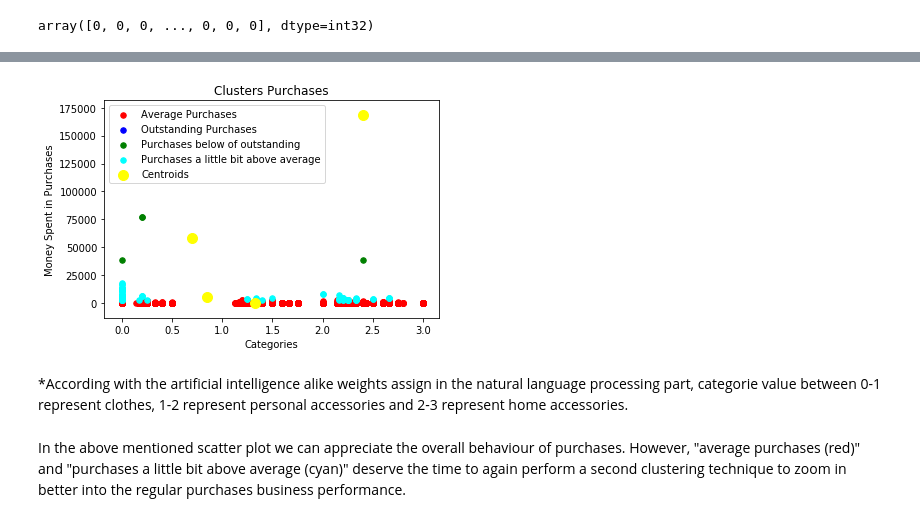
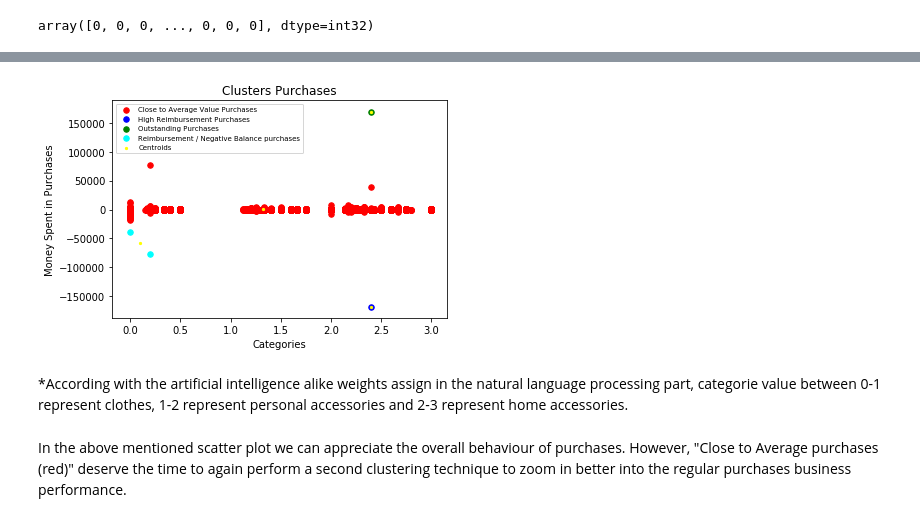
Before and after one commit to nonameforpirate/businessAnalysis, a Jupyter notebook: BusinessAnalysis.ipynb, the cells around one changed output, grey strips where cells are left out. Saved outputs shown, nothing was run; the diff lists cells and outputs as text; code cells hidden in the pictures.

Commit message:
add clustering documentation

```diff
--- a/BusinessAnalysis.ipynb
+++ b/BusinessAnalysis.ipynb
@@ -23,5 +29,5 @@ The original dataset does not contain the total amount spent per purchase. Thus,
 # %%
-TotalPrice = abs(data_original['Quantity']*data_original['UnitPrice'])
+TotalPrice = data_original['Quantity']*data_original['UnitPrice']
 dfTotal = pd.DataFrame(TotalPrice, columns = ['TotalPrice'])
 data_original = pd.concat([data_original,dfTotal], axis=1)
 # %%
@@ -57,5 +65,7 @@ home = ['jug','coasters','christmas','ribbons','parcel','craft','bell','woodland
 # %%
 #Delete stopwords.
+reload(sys)
+sys.setdefaultencoding('utf-8')
 setStopWords = set(stopwords.words('english'))
 descriptions = list(data_original['Description'])
 def cleanDescription(text):
@@ -63,6 +73,9 @@ def cleanDescription(text):
     tokens = set(description_tokens)
     inter_stop = tokens.intersection(setStopWords)
     return tokens.difference(inter_stop)
+def encodeDescriptions(text):
+    return str(text).encode('utf-8')
+descriptions = map(encodeDescriptions, descriptions)
 descriptionsClean = map(cleanDescription, descriptions)
 # %%
 type(descriptionsClean[2])
@@ -198,20 +202,19 @@ overallClusters
 # %%
 #visualizing the reuslts
-plt.scatter(X[y_kmeans == 0, 0], X[y_kmeans == 0, 1], s = 30, c = 'red', label = 'Average Purchases')
-plt.scatter(X[y_kmeans == 1, 0], X[y_kmeans == 1, 1], s = 30, c = 'blue', label = 'Outstanding Purchases')
-plt.scatter(X[y_kmeans == 2, 0], X[y_kmeans == 2, 1], s = 30, c = 'green', label = 'Purchases below of outstanding')
-plt.scatter(X[y_kmeans == 3, 0], X[y_kmeans == 3, 1], s = 30, c = 'cyan', label = 'Purchases a little bit above average')
-#plt.scatter(X[y_kmeans == 4, 0], X[y_kmeans == 4, 1], s = 30, c = 'magenta', label = 'cluster 5')
-plt.scatter(kmeans.cluster_centers_[:,0], kmeans.cluster_centers_[:,1], s=100, c='yellow', label='Centroids')
+plt.scatter(X[y_kmeans == 0, 0], X[y_kmeans == 0, 1], s = 30, c = 'red', label = 'Close to Average Value Purchases')
+plt.scatter(X[y_kmeans == 1, 0], X[y_kmeans == 1, 1], s = 30, c = 'blue', label = 'High Reimbursement Purchases')
+plt.scatter(X[y_kmeans == 2, 0], X[y_kmeans == 2, 1], s = 30, c = 'green', label = 'Outstanding Purchases')
+plt.scatter(X[y_kmeans == 3, 0], X[y_kmeans == 3, 1], s = 30, c = 'cyan', label = 'Reimbursement / Negative Balance purchases')
+plt.scatter(kmeans.cluster_centers_[:,0], kmeans.cluster_centers_[:,1], s=5, c='yellow', label='Centroids')
 plt.title('Clusters Purchases')
 plt.xlabel('Categories')
 plt.ylabel('Money Spent in Purchases')
-plt.legend()
+plt.legend(loc=2, prop={'size': 7})
 plt.show()
 # %% [output]
-[figure, old version]
+[figure, new version]
 # %% [markdown]
 *According with the artificial intelligence alike weights assign in the natural language processing part, categorie value between 0-1 represent clothes, 1-2 represent personal accessories and 2-3 represent home accessories.
 # %% [markdown]
-In the above mentioned scatter plot we can appreciate the overall behaviour of purchases. However, "average purchases (red)" and "purchases a little bit above average (cyan)" deserve the time to again perform a second clustering technique to zoom in better into the regular purchases business performance.
+In the above mentioned scatter plot we can appreciate the overall behaviour of purchases. However, "Close to Average purchases (red)" deserve the time to again perform a second clustering technique to zoom in better into the regular purchases business performance.
 # %%
```
Also changed, not shown: parts of 18 cells of this notebook.
